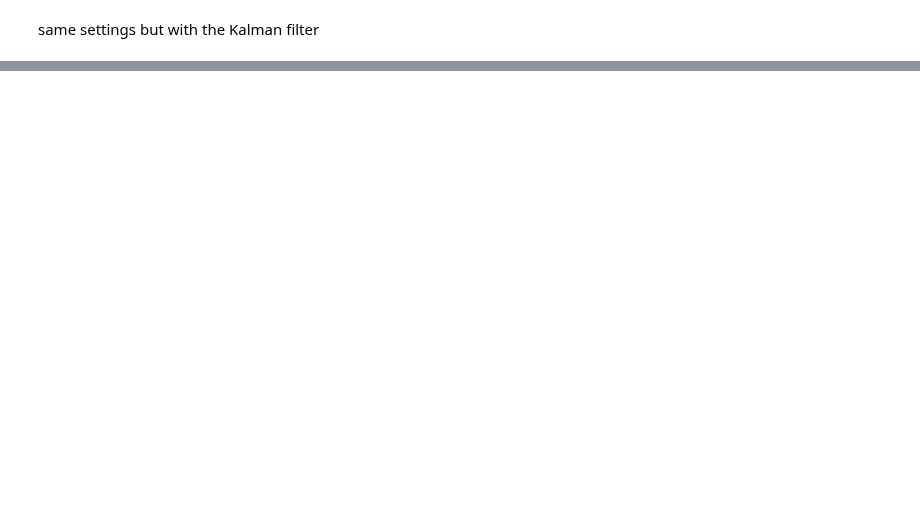
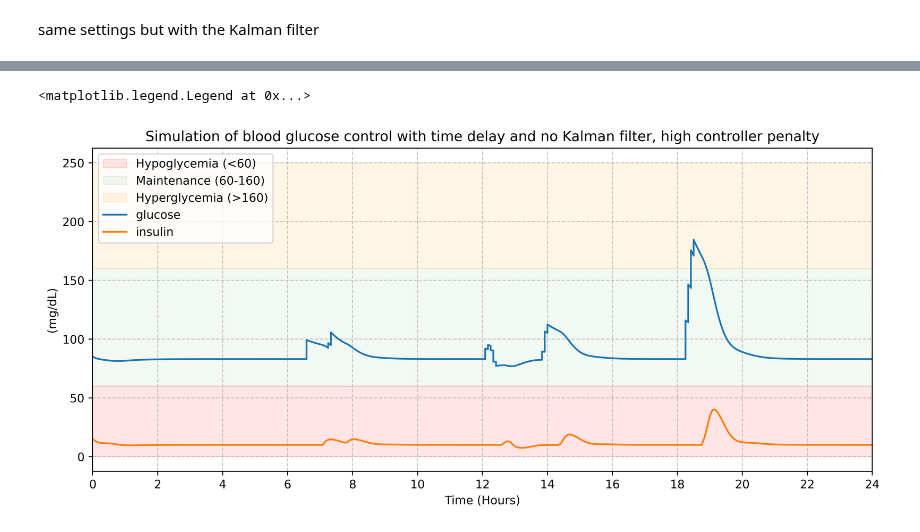
Before and after one commit to Jaredwinn77/ACME_VOL4_Diabetes, a Jupyter notebook: kalman.ipynb, the cells around one changed output, grey strips where cells are left out. Drawn from its saved outputs; the diff is of its cells as text; code cells hidden in the pictures; blank space fills up the shorter version.

```diff
--- a/kalman.ipynb
+++ b/kalman.ipynb
@@ -377 +425,21 @@ plt.show()
+# %%
+hours = t / 60.0
+
+plt.figure(figsize=(12, 5))
+plt.axhspan(0, 60, color='red', alpha=0.1, label='Hypoglycemia (<60)')
+plt.axhspan(60, 160, color='green', alpha=0.05, label='Maintenance (60-160)')
+plt.axhspan(160, 250, color='orange', alpha=0.1, label='Hyperglycemia (>160)')
+plt.plot(hours, states[0], label='glucose')
+plt.plot(hours, states[1], label='insulin')
+# Formatting the plot
+plt.title('Simulation of blood glucose control with time delay and no Kalman filter, high controller penalty')
+plt.xlabel('Time (Hours)')
+plt.ylabel('(mg/dL)')
+plt.xlim(0, 24)
+plt.xticks(np.arange(0, 25, 2)) # Set tick marks every 2 hours
+plt.grid(True, linestyle='--', alpha=0.7)
+plt.legend()
+# %% [output]
+<matplotlib.legend.Legend at 0x...>
+[figure, added]
 # %%
```
Also changed, not shown: parts of 10 cells of this notebook, 1 other file.
